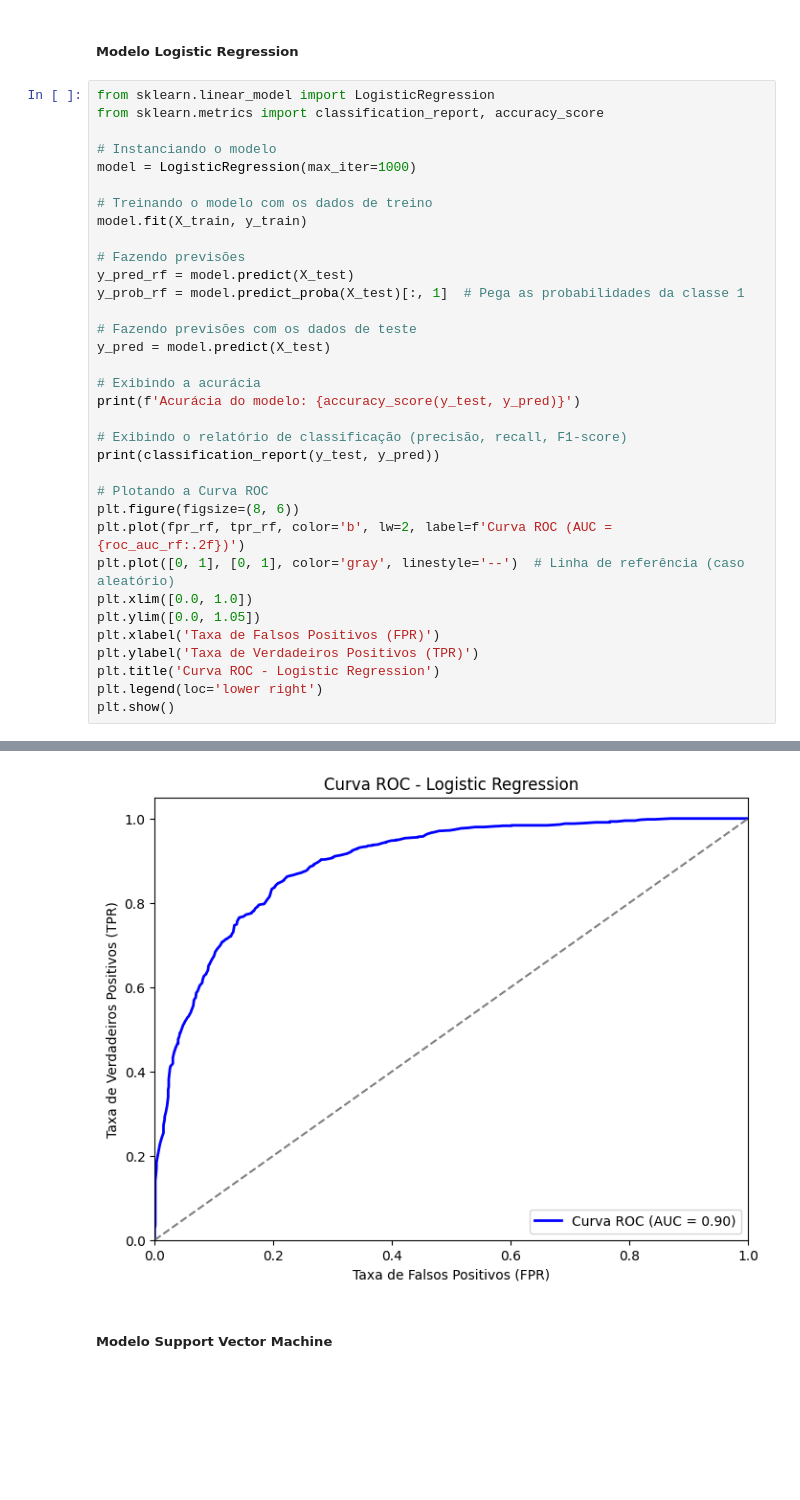
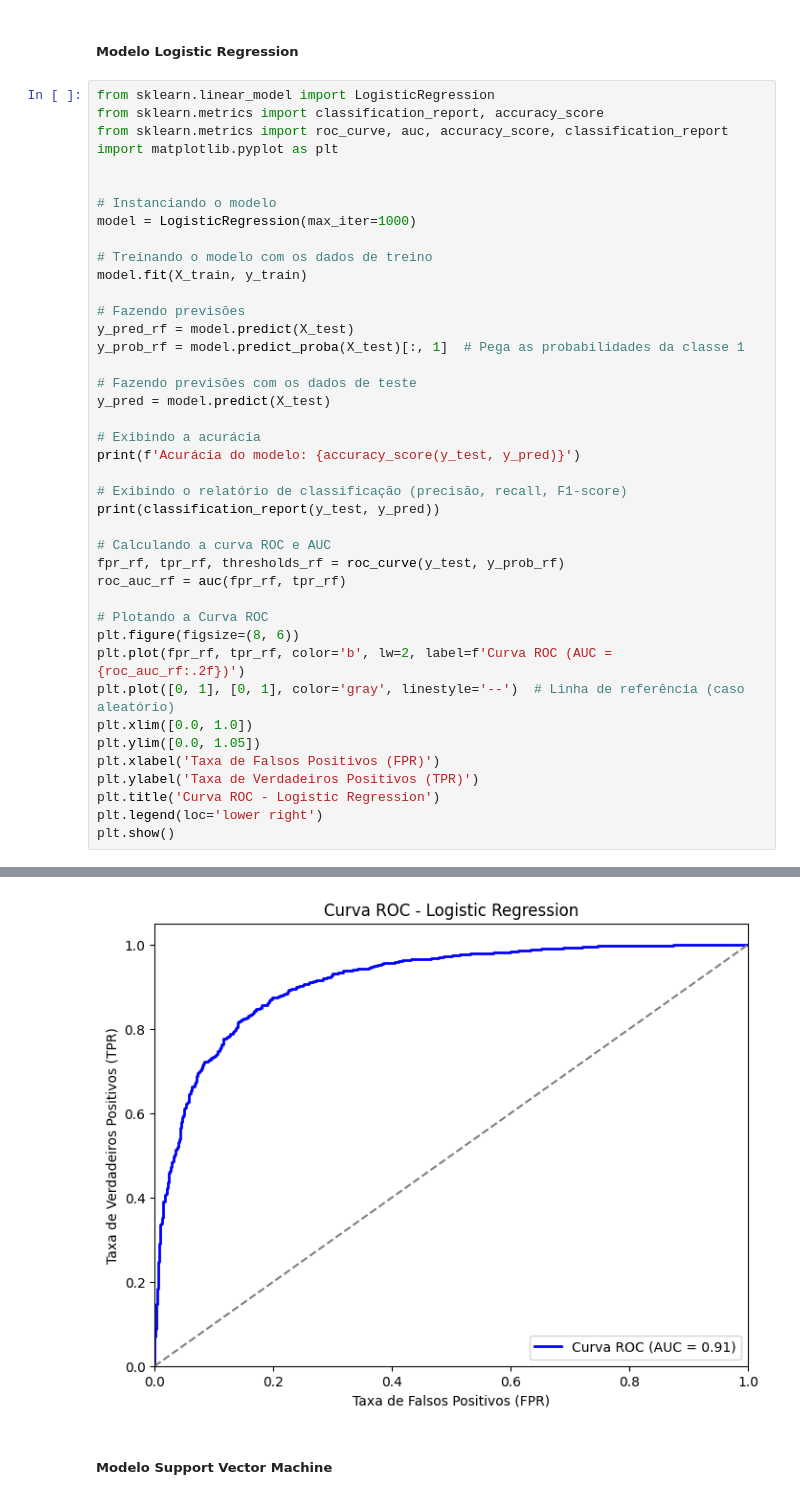
Before and after one commit to jonnathann/portifolio_ra, a Jupyter notebook: notebooks/nlp_project.ipynb, the cells around one changed output, grey strips where cells are left out. Drawn from its saved outputs; the diff is of its cells as text; blank space fills up the shorter version.

```diff
--- a/notebooks/nlp_project.ipynb
+++ b/notebooks/nlp_project.ipynb
@@ -227,6 +227,9 @@ X_train, X_test, y_train, y_test = train_test_split(X, y, test_size=0.2, random_
 # %%
 from sklearn.linear_model import LogisticRegression
 from sklearn.metrics import classification_report, accuracy_score
+from sklearn.metrics import roc_curve, auc, accuracy_score, classification_report
+import matplotlib.pyplot as plt
+
 
 # Instanciando o modelo
 model = LogisticRegression(max_iter=1000)
@@ -241,34 +244,38 @@ y_prob_rf = model.predict_proba(X_test)[:, 1]  # Pega as probabilidades da class
 # Fazendo previsões com os dados de teste
 y_pred = model.predict(X_test)
 
 # Exibindo a acurácia
 print(f'Acurácia do modelo: {accuracy_score(y_test, y_pred)}')
 
 # Exibindo o relatório de classificação (precisão, recall, F1-score)
 print(classification_report(y_test, y_pred))
 
+# Calculando a curva ROC e AUC
+fpr_rf, tpr_rf, thresholds_rf = roc_curve(y_test, y_prob_rf)
+roc_auc_rf = auc(fpr_rf, tpr_rf)
+
 # Plotando a Curva ROC
 plt.figure(figsize=(8, 6))
 plt.plot(fpr_rf, tpr_rf, color='b', lw=2, label=f'Curva ROC (AUC = {roc_auc_rf:.2f})')
 plt.plot([0, 1], [0, 1], color='gray', linestyle='--')  # Linha de referência (caso aleatório)
 plt.xlim([0.0, 1.0])
 plt.ylim([0.0, 1.05])
 plt.xlabel('Taxa de Falsos Positivos (FPR)')
 plt.ylabel('Taxa de Verdadeiros Positivos (TPR)')
 plt.title('Curva ROC - Logistic Regression')
 plt.legend(loc='lower right')
 plt.show()
 # %% [output]
 Acurácia do modelo: 0.836
               precision    recall  f1-score   support
 
            0       0.83      0.85      0.84      1013
            1       0.84      0.83      0.83       987
 
     accuracy                           0.84      2000
    macro avg       0.84      0.84      0.84      2000
 weighted avg       0.84      0.84      0.84      2000
-[figure, old version]
+[figure, new version]
 # %% [markdown]
 ##### Modelo Support Vector Machine
 # %%
```
Also changed, not shown: parts of 17 cells of this notebook.
